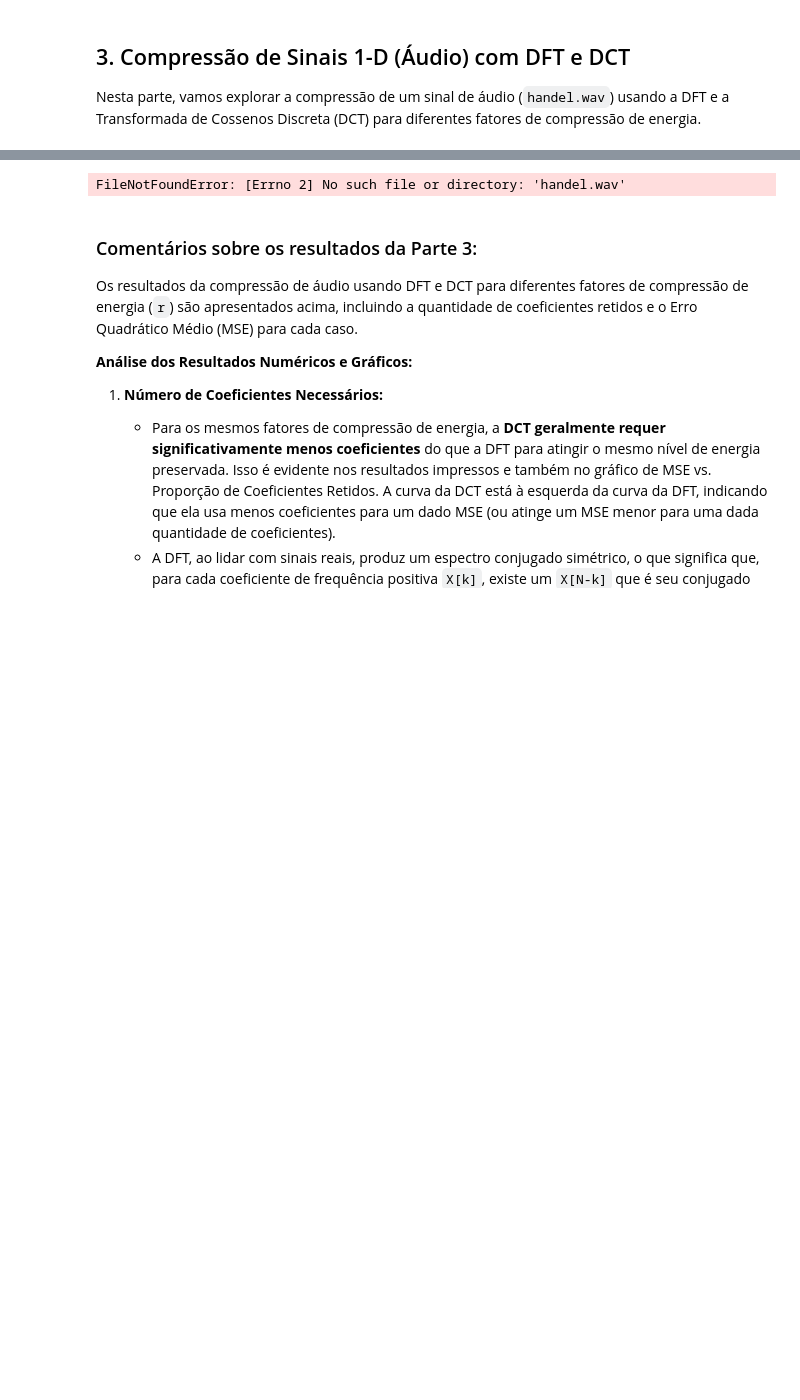
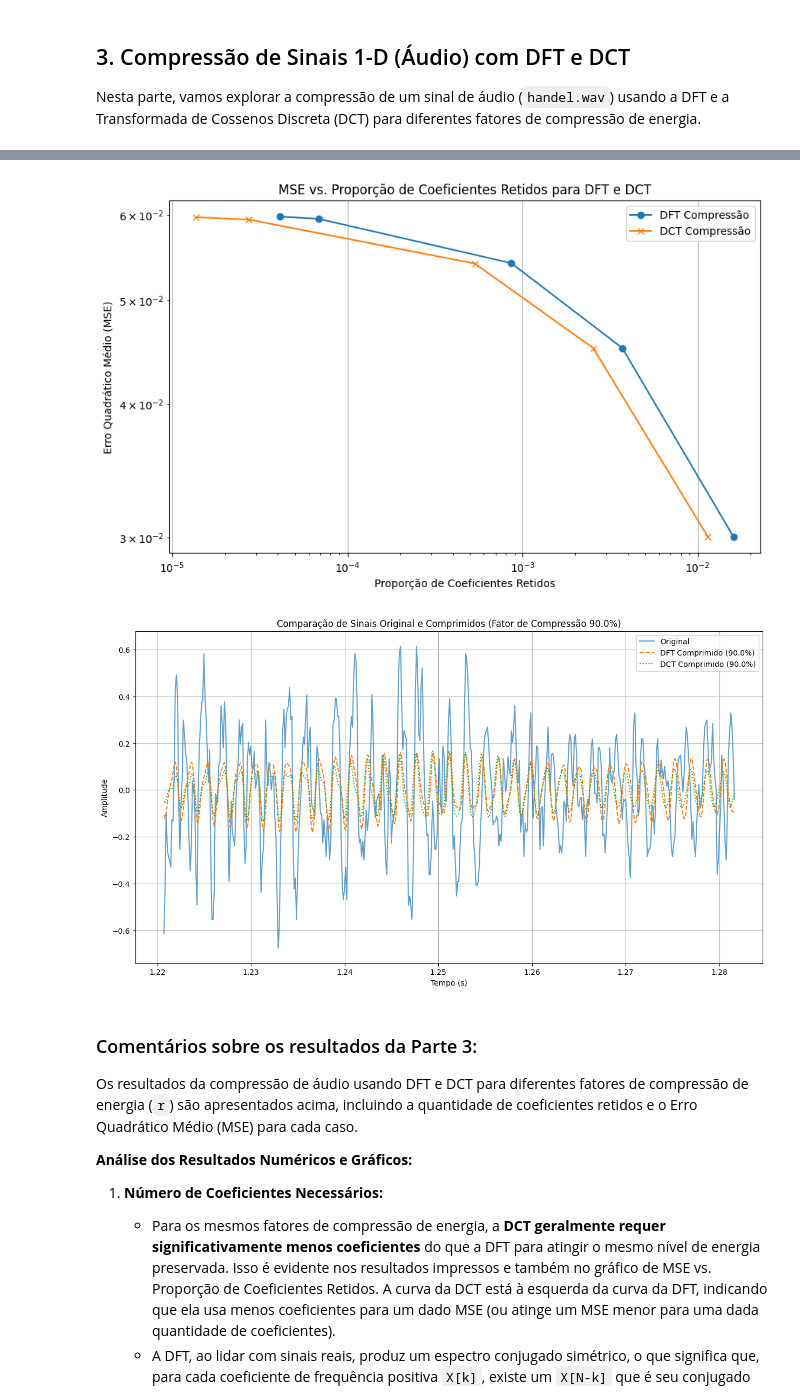
Before and after one commit to masterAristocats/Trabalho-Processamento-de-Sinais-I-4, a Jupyter notebook: rep.ipynb, the cells around one changed output, grey strips where cells are left out. Cells and saved outputs as stored; diff of their text form; code cells hidden in the pictures; blank space fills up the shorter version.

```diff
--- a/rep.ipynb
+++ b/rep.ipynb
@@ -183,3 +183,16 @@ Vamos analisar os gráficos gerados para o sinal `x(t) = sin(2πt) + sin(2,02πt
 ## 3. Compressão de Sinais 1-D (Áudio) com DFT e DCT
 
 Nesta parte, vamos explorar a compressão de um sinal de áudio (`handel.wav`) usando a DFT e a Transformada de Cossenos Discreta (DCT) para diferentes fatores de compressão de energia.
+# %%
+import numpy as np
+import matplotlib.pyplot as plt
+import IPython.display as ipd
+from scipy.io import wavfile
+from scipy.fft import fft, fftfreq
+from google.colab import files
+
+print("Please upload the handel.wav file:")
+uploaded = files.upload()
+
+filename = list(uploaded.keys())[0]
+print(f"File uploaded: {filename}")
@@ -188,19 +206,11 @@ from scipy.io import wavfile
 from scipy.fft import fft, ifft, dct, idct
 import os
 
-# Baixar o arquivo handel.wav se não existir
-file_name = 'handel.wav'
-download_path = os.path.join(os.getcwd(), file_name) # Define an explicit absolute path
+# The file has been uploaded by the user in the previous cell.
+# We will use the 'filename' variable which holds the name of the uploaded file.
 
-if not os.path.exists(download_path):
-    # Use -O to explicitly specify the output filename and path for wget
-    !wget -q https://www.signal.uu.se/Courses/DigitalSignalProcessing/Lab/handel.wav -O {download_path}
-    print(f'Downloaded {file_name} to {download_path}')
-else:
-    print(f'File {file_name} already exists at {download_path}')
-
-# Carregar o sinal de áudio usando o caminho explícito
-fs_audio, audio_signal = wavfile.read(download_path)
+# Carregar o sinal de áudio usando o nome do arquivo carregado
+fs_audio, audio_signal = wavfile.read(filename)
 
 # Se o sinal for estéreo, pegue apenas um canal
 if audio_signal.ndim > 1:
@@ -365,4 +390,5 @@ Downloaded handel.wav
-FileNotFoundError: [Errno 2] No such file or directory: 'handel.wav'
+[figure, added]
+[figure, added]
 # %% [markdown]
 ### Comentários sobre os resultados da Parte 3:
 
```
Also changed, not shown: parts of 2 cells of this notebook.
